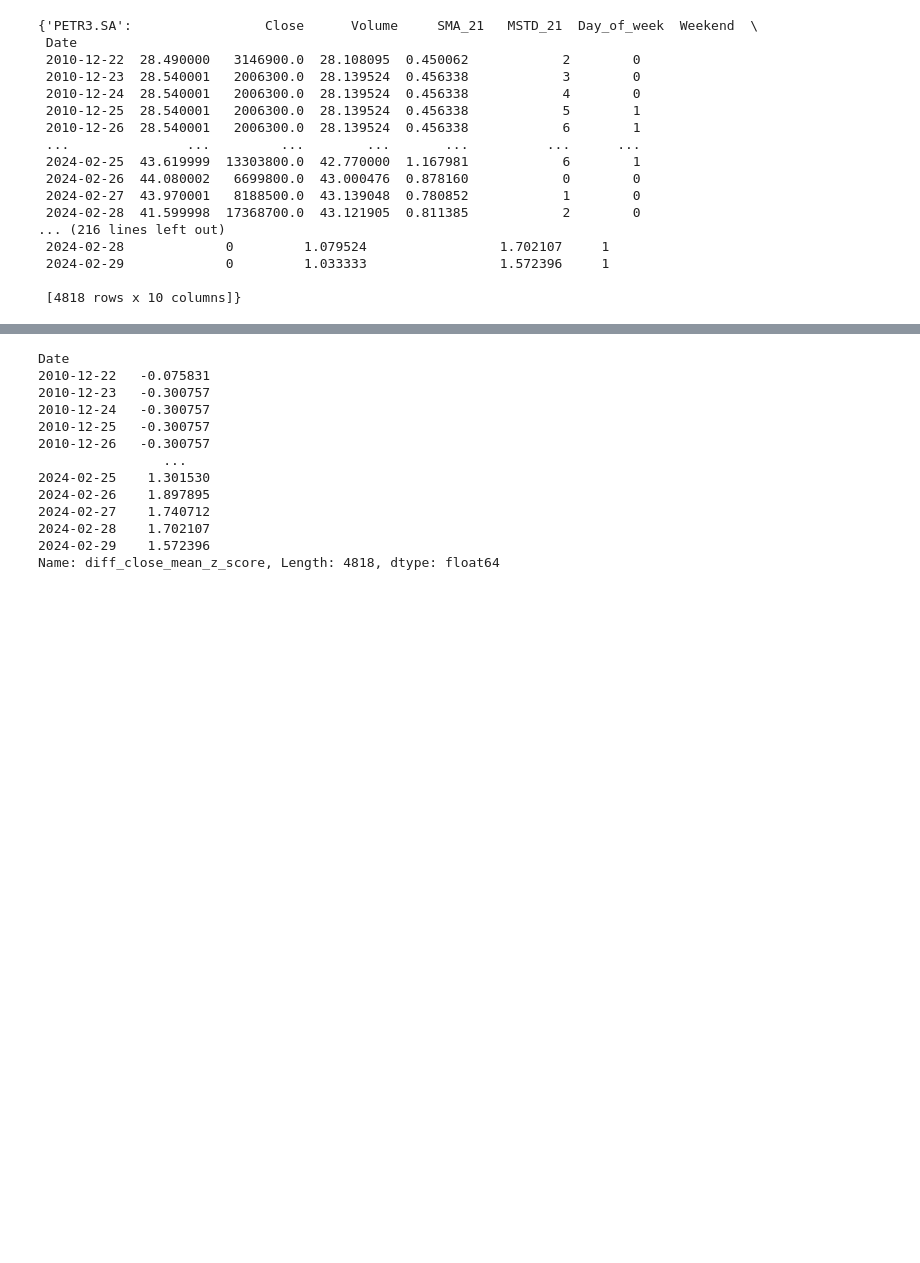
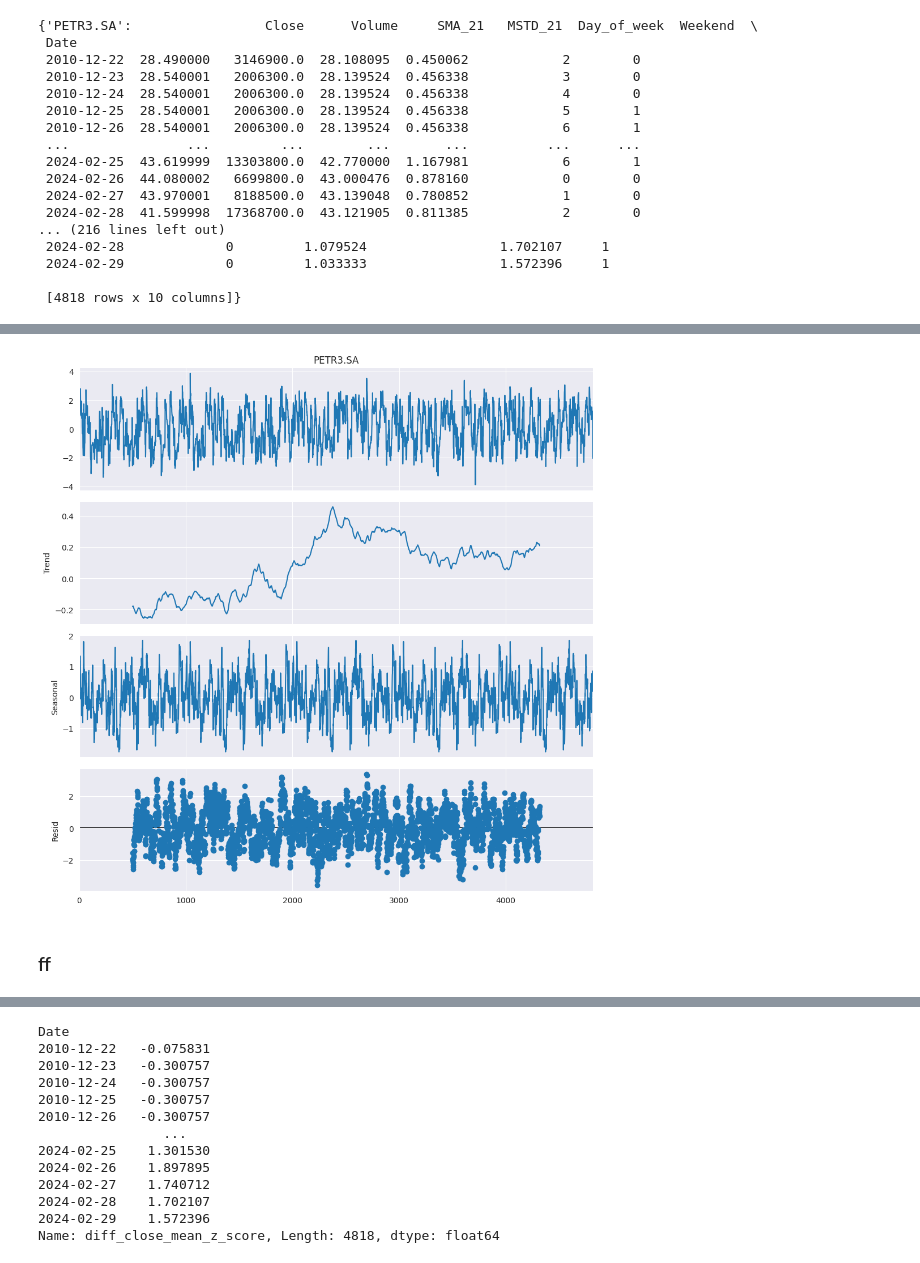
Before and after one commit to semcovici/Mean-Reversion-Prediction-with-Brazilian-Stocks-Market, a Jupyter notebook: notebooks/EDA_relatorio.ipynb, the cells around one changed output, grey strips where cells are left out. Saved outputs shown, nothing was run; the diff lists cells and outputs as text; code cells hidden in the pictures; blank space fills up the shorter version.

```diff
--- a/notebooks/EDA_relatorio.ipynb
+++ b/notebooks/EDA_relatorio.ipynb
@@ -45,0 +120,2 @@ dict_dfs
+# %%
+df_dp.Date = pd.to_datetime(df_dp.Date)
@@ -46 +154,17 @@ dict_dfs
+# %%
+# Executando a decomposição
+decomposition = seasonal_decompose(
+    df_dp['PETR3.SA'],
+    model='additive',
+    period=1000
+    )  # Ajuste o período conforme necessário
+
+# Plotando os resultados
+plt.rcParams.update({'figure.figsize': (10, 10)})
+decomposition.plot()
+plt.show()
+# %% [output]
+[figure, added]
+# %% [markdown]
+### ff
 # %%
```
Also changed, not shown: parts of 18 cells of this notebook, 1 other file.
